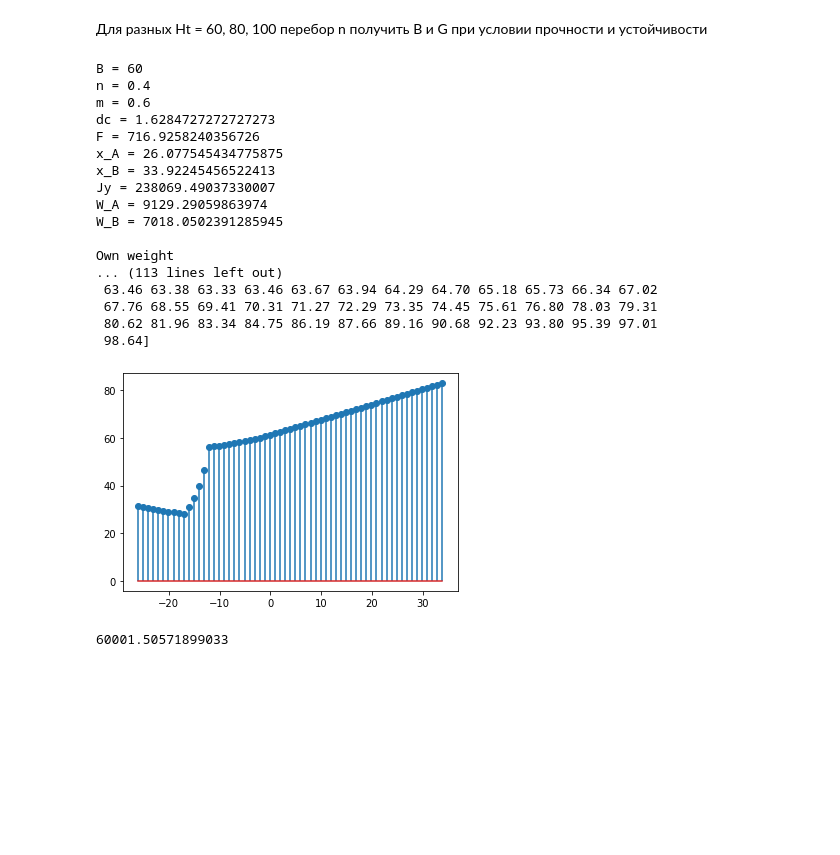
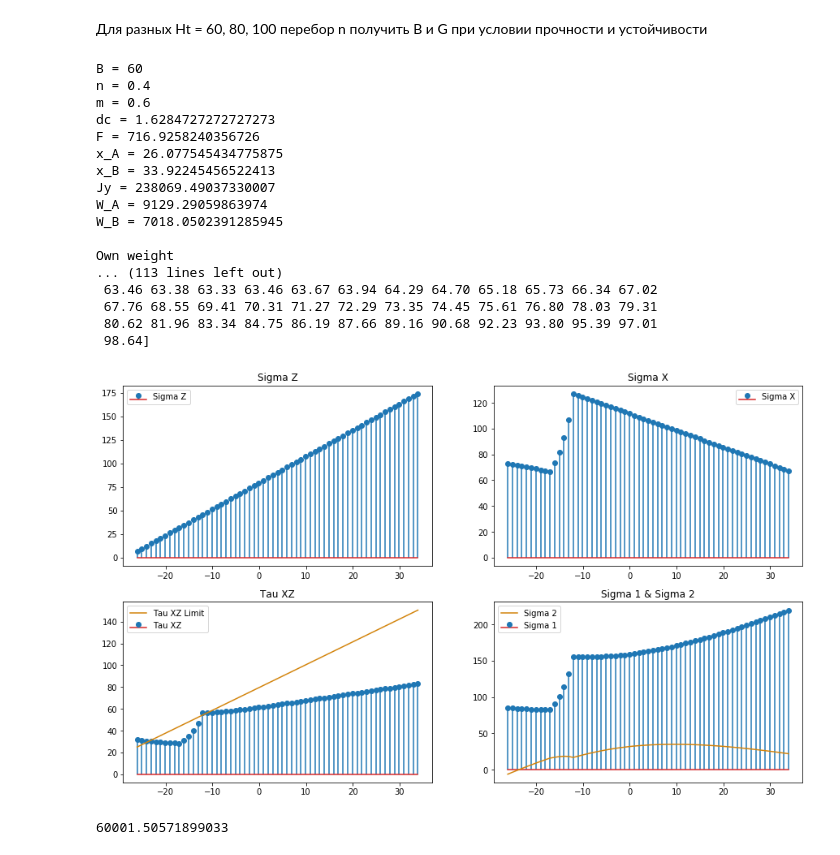
Before and after one commit to George-Mounts/bachelor_project, a Jupyter notebook: 3_better_function.ipynb, the cells around one changed output. Drawn from its saved outputs; the diff is of its cells as text; code cells hidden in the pictures; blank space fills up the shorter version.

Commit message:
Pretty plots

```diff
--- a/3_better_function.ipynb
+++ b/3_better_function.ipynb
@@ -335,36 +335,59 @@ def static_calc(output="G", print_init=False, print_var=False, print_results=Fal
         print(f"tau max = {tau_max}", end="\n\n")
 
     if plots == True:
-        plt.stem(coord, tau_xz, use_line_collection=True)
+        fig, ((ax_sigma_z, ax_sigma_x),(ax_tau_xz, ax_sigma_12)) = plt.subplots(figsize=(15,9), nrows=2, ncols=2)
+        color1 = "#399aef"
+        color2 = "#d3840c"
+
+        ax_sigma_z.stem(coord, sigma_z, use_line_collection=True, label="Sigma Z")
+        ax_sigma_z.legend()
+        ax_sigma_z.set_title("Sigma Z")
+
+        ax_sigma_x.stem(coord, sigma_x, use_line_collection=True, label="Sigma X")
+        ax_sigma_x.legend()
+        ax_sigma_x.set_title("Sigma X")
+
+        ax_tau_xz.stem(coord, tau_xz, use_line_collection=True, label="Tau XZ")
+        ax_tau_xz.plot(coord, tau_xzlim, color=color2, label="Tau XZ Limit")
+        ax_tau_xz.legend()
+        ax_tau_xz.set_title("Tau XZ")
+
+        ax_sigma_12.stem(coord, sigma_1, use_line_collection=True, label="Sigma 1")
+        ax_sigma_12.plot(coord, sigma_2, color=color2, label="Sigma 2")
+        ax_sigma_12.legend()
+        ax_sigma_12.set_title("Sigma 1 & Sigma 2")
+
         plt.show()
+
+#return values
 
     if output == "G":
         return G1 + G2 + G3 + G4 + G5 + G6
     if output == "no_stretch":
         return no_stretch_eq
     if output == "sustainability":
         return sustainability
 
 static_calc(print_init=True, print_var=True, print_results=True, plots=True)
 # %% [output]
 B = 60
 n = 0.4
 m = 0.6
 dc = 1.6284727272727273
 F = 716.9258240356726
 x_A = 26.077545434775875
 x_B = 33.92245456522413
 Jy = 238069.49037330007
 W_A = 9129.29059863974
 W_B = 7018.0502391285945
 
 Own weight
 ... (113 lines left out)
  63.46 63.38 63.33 63.46 63.67 63.94 64.29 64.70 65.18 65.73 66.34 67.02
  67.76 68.55 69.41 70.31 71.27 72.29 73.35 74.45 75.61 76.80 78.03 79.31
  80.62 81.96 83.34 84.75 86.19 87.66 89.16 90.68 92.23 93.80 95.39 97.01
  98.64]
-[figure, old version]
+[figure, new version]
 60001.50571899033
 # %%
 n = 0.4
```
Also changed, not shown: parts of 16 cells of this notebook.
